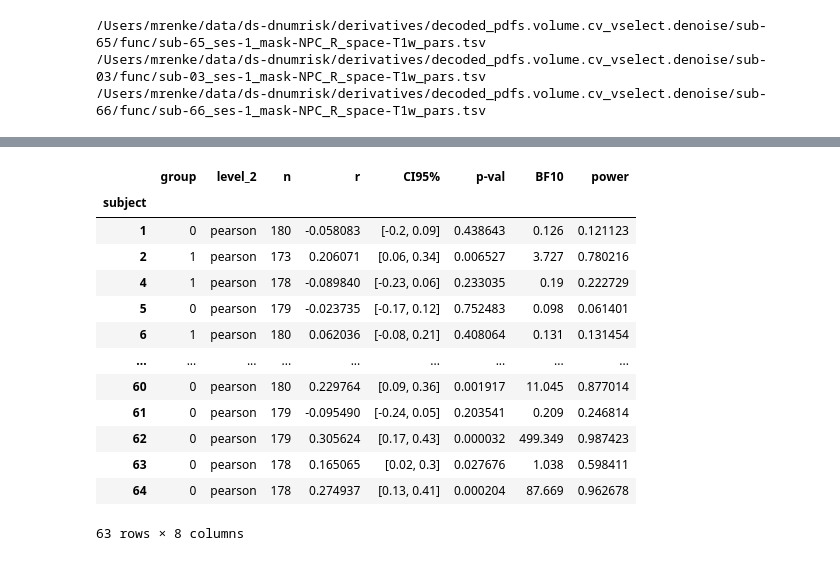
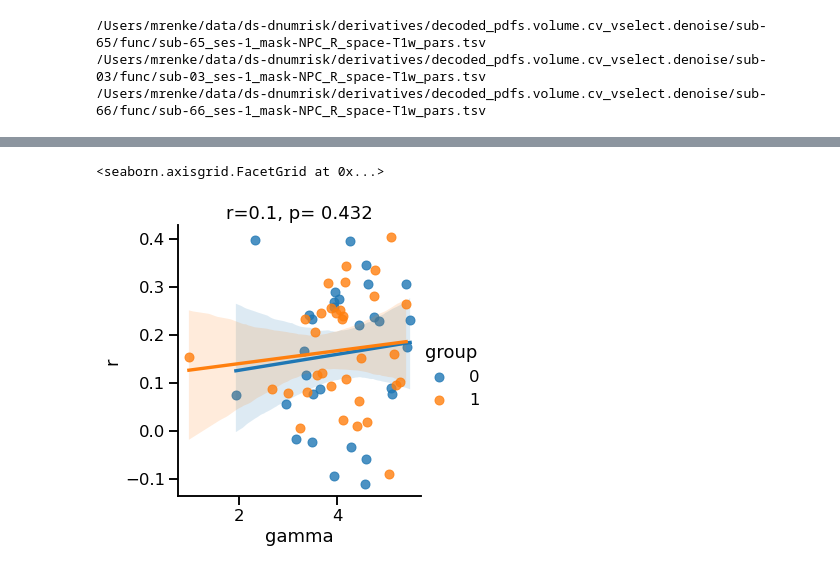
Before and after one commit to mrenke/numrisk, a Jupyter notebook: numrisk/neural_general/ana_default-decoding-results.ipynb, the cells around one changed output, grey strips where cells are left out. Drawn from its saved outputs; the diff is of its cells as text; code cells hidden in the pictures.

```diff
--- a/numrisk/neural_general/ana_default-decoding-results.ipynb
+++ b/numrisk/neural_general/ana_default-decoding-results.ipynb
@@ -53,20 +57,29 @@ sns.despine()
 target_folder = '/Users/mrenke/data/ds-dnumrisk/derivatives/phenotype'
 
 r.reset_index(['group', None])[['r']].to_csv(op.join(target_folder,'decoding_r.csv'))
-# %%
-r.reset_index(['group', None])
-# %% [output]
-|  | group | level_2 | n | r | CI95% | p-val | BF10 | power |
-| subject |  |  |  |  |  |  |  |  |
-| 1 | 0 | pearson | 180 | -0.058083 | [-0.2, 0.09] | 0.438643 | 0.126 | 0.121123 |
-| 2 | 1 | pearson | 173 | 0.206071 | [0.06, 0.34] | 0.006527 | 3.727 | 0.780216 |
-| 4 | 1 | pearson | 178 | -0.089840 | [-0.23, 0.06] | 0.233035 | 0.19 | 0.222729 |
-| 5 | 0 | pearson | 179 | -0.023735 | [-0.17, 0.12] | 0.752483 | 0.098 | 0.061401 |
-| 6 | 1 | pearson | 180 | 0.062036 | [-0.08, 0.21] | 0.408064 | 0.131 | 0.131454 |
-| ... | ... | ... | ... | ... | ... | ... | ... | ... |
-| 60 | 0 | pearson | 180 | 0.229764 | [0.09, 0.36] | 0.001917 | 11.045 | 0.877014 |
-| 61 | 0 | pearson | 179 | -0.095490 | [-0.24, 0.05] | 0.203541 | 0.209 | 0.246814 |
-| 62 | 0 | pearson | 179 | 0.305624 | [0.17, 0.43] | 0.000032 | 499.349 | 0.987423 |
-| 63 | 0 | pearson | 178 | 0.165065 | [0.02, 0.3] | 0.027676 | 1.038 | 0.598411 |
-| 64 | 0 | pearson | 178 | 0.274937 | [0.13, 0.41] | 0.000204 | 87.669 | 0.962678 |
-63 rows × 8 columns
+# %%
+source_folder = '/Users/mrenke/data/ds-dnumrisk/derivatives/phenotype'
+
+magjudge_probit_params = pd.read_csv(op.join(source_folder,'probit-2_all-subwise-params.csv')).set_index('subject')
+
+gammas_symbolic = pd.read_csv(op.join(source_folder, f'probit_model-2_format-symbolic_gammas.csv'))
+gammas_symbolic = gammas_symbolic.set_index('subject').drop(columns=['Unnamed: 0'])
+
+df_comb = r.reset_index(['group', None])[['r', 'group']].join(magjudge_probit_params, how='inner').join(gammas_symbolic, how='inner',rsuffix='_symbolic')
+df_comb.head()
+# %%
+import pingouin
+
+#df_comb = df_comb[df_comb['group'] == 1]
+y_var = 'r'
+x_var = 'gamma'
+
+cor = pingouin.corr(df_comb[y_var], df_comb[x_var])
+r_ = np.round(cor['r'][0], 2)
+p = np.round(cor['p-val'][0], 3)
+
+fig = sns.lmplot(x=x_var, y=y_var, data=df_comb, hue='group') #
+fig.set(title=f'r={r_}, p= {p}')
+# %% [output]
+<seaborn.axisgrid.FacetGrid at 0x...>
+[figure, added]
```
Also changed, not shown: parts of 2 cells of this notebook, 11 other files.
